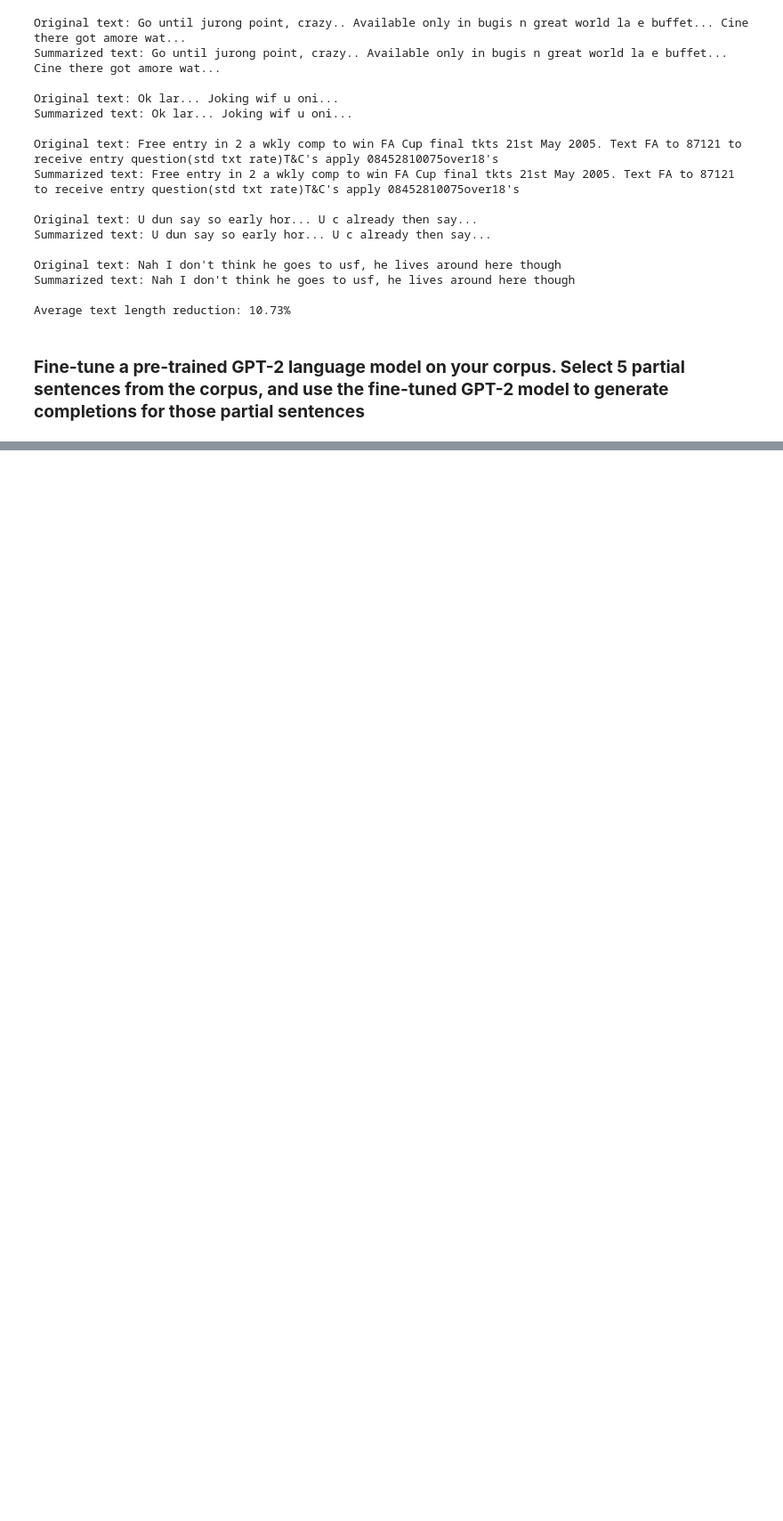
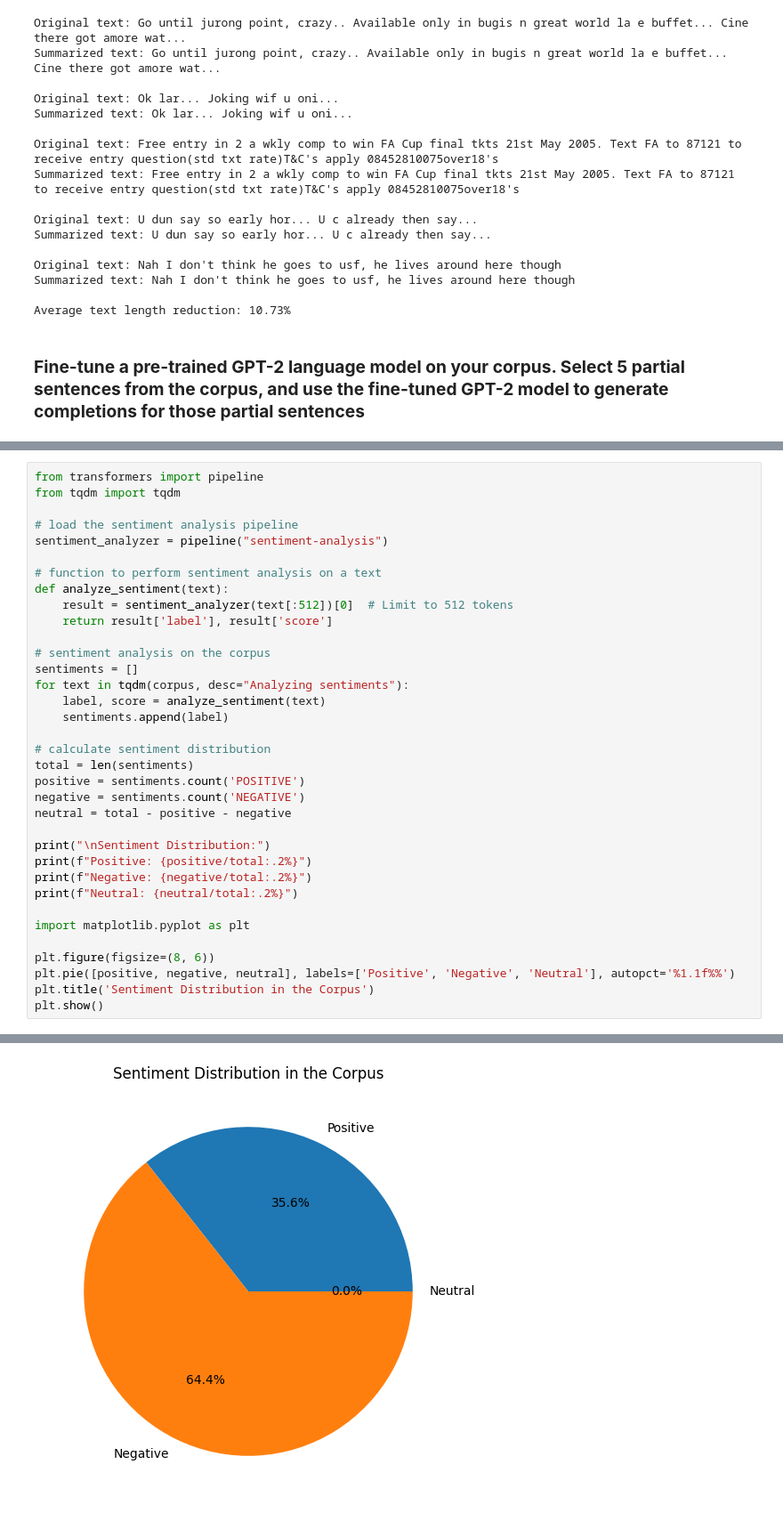
Before and after one commit to yardenmizrahi/NLP3, a Jupyter notebook: NLP3.ipynb, the cells around one changed output, grey strips where cells are left out. Shown: that part at 89% size. Saved outputs shown, nothing was run; the diff lists cells and outputs as text; blank space fills up the shorter version.

```diff
--- a/NLP3.ipynb
+++ b/NLP3.ipynb
@@ -504,0 +542,36 @@ NameError: name 'corpus' is not defined
+# %%
+from transformers import pipeline
+from tqdm import tqdm
+
+# load the sentiment analysis pipeline
+sentiment_analyzer = pipeline("sentiment-analysis")
+
+# function to perform sentiment analysis on a text
+def analyze_sentiment(text):
+    result = sentiment_analyzer(text[:512])[0]  # Limit to 512 tokens
+    return result['label'], result['score']
+
+# sentiment analysis on the corpus
+sentiments = []
+for text in tqdm(corpus, desc="Analyzing sentiments"):
+    label, score = analyze_sentiment(text)
+    sentiments.append(label)
+
+# calculate sentiment distribution
+total = len(sentiments)
+positive = sentiments.count('POSITIVE')
+negative = sentiments.count('NEGATIVE')
+neutral = total - positive - negative
+
+print("\nSentiment Distribution:")
+print(f"Positive: {positive/total:.2%}")
+print(f"Negative: {negative/total:.2%}")
+print(f"Neutral: {neutral/total:.2%}")
+
+import matplotlib.pyplot as plt
+
+plt.figure(figsize=(8, 6))
+plt.pie([positive, negative, neutral], labels=['Positive', 'Negative', 'Neutral'], autopct='%1.1f%%')
+plt.title('Sentiment Distribution in the Corpus')
+plt.show()
+# %% [output]
@@ -504,0 +584 @@ NameError: name 'corpus' is not defined
+[figure, added]
```
Also changed, not shown: parts of 11 cells of this notebook.
